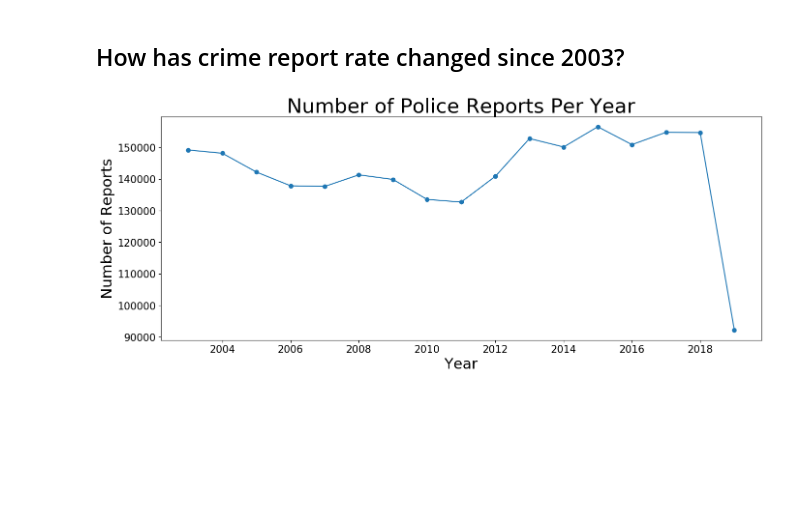
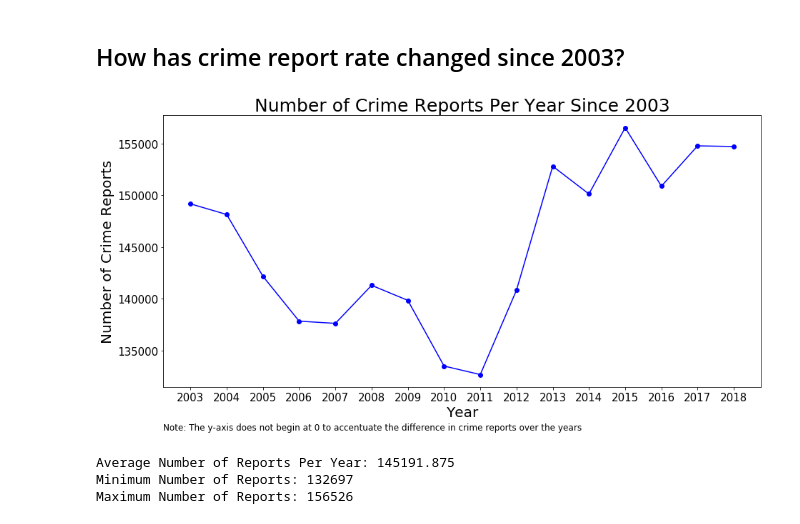
Before and after one commit to gyamane/Springboard, a Jupyter notebook: capstone_project_1/data_storytelling.ipynb, the cells around one changed output. Cells and saved outputs as stored; diff of their text form; code cells hidden in the pictures; blank space fills up the shorter version.

Commit message:
Finished crime rate graph in storytelling

```diff
--- a/capstone_project_1/data_storytelling.ipynb
+++ b/capstone_project_1/data_storytelling.ipynb
@@ -8,7 +8,11 @@ import matplotlib.pyplot as plt
 import seaborn as sns
 # %%
 # Grab dataframe containing police reports
-df = pd.read_csv("/Users/garrettyamane/Desktop/Springboard/capstone_project_1_data/merged.csv")
+# Create df on Macbook
+# df = pd.read_csv("/Users/garrettyamane/Desktop/Springboard/capstone_project_1_data/merged.csv")
+
+# Create df on PC
+df = pd.read_csv("/Users/Garrett/Desktop/Springboard/capstone_project_1_data/merged.csv")
 df = df.drop(columns='Unnamed: 0')
 df.head()
 # %% [output]
@@ -25,11 +26,0 @@ num_reports_by_year = df['Incident Year'].value_counts().sort_index()
-# %%
-plt.figure(figsize=(16, 6))
-plt.plot(num_reports_by_year.index, num_reports_by_year.values, marker = 'o')
-plt.title("Number of Police Reports Per Year", fontsize=30)
-plt.xlabel('Year', size=22)
-plt.ylabel('Number of Reports', fontsize=22)
-plt.xticks(size=15)
-plt.yticks(size=15)
-plt.show()
-# %% [output]
-[figure, removed]
@@ -37,0 +27,34 @@ plt.plot()
+# %%
+# Get Series of Year and the number of crime reports for that year
+num_reports_by_year = df['Incident Year'].value_counts().sort_index()
+
+# Drop 2019 from num_reports_by_year since 2019 is not fully updated
+num_reports_by_year = num_reports_by_year[0:16]
+# %%
+# Create figure for number of crime reports and plot
+fig, ax = plt.subplots(figsize=(15, 7))
+ax.plot(num_reports_by_year.index, num_reports_by_year.values, 'o-b')
+
+# Set title and axis labels
+ax.set_title("Number of Crime Reports Per Year Since 2003", fontsize=25)
+ax.set_xlabel("Year", fontsize=20)
+ax.set_ylabel("Number of Crime Reports", fontsize=20)
+ax.tick_params(axis = 'both', which = 'major', labelsize = 15)
+
+# Show all years on x-axis
+plt.xticks(num_reports_by_year.index)
+
+# Add footnote
+plt.annotate('Note: The y-axis does not begin at 0 to accentuate the difference in crime reports over the years', (0,0), (0, -50), xycoords='axes fraction', textcoords='offset points', va='top', fontsize=12)
+
+plt.show()
+# %% [output]
+[figure, added]
+# %%
+print("Average Number of Reports Per Year:", num_reports_by_year.mean())
+print("Minimum Number of Reports:", min(num_reports_by_year))
+print("Maximum Number of Reports:", max(num_reports_by_year))
+# %% [output]
+Average Number of Reports Per Year: 145191.875
+Minimum Number of Reports: 132697
+Maximum Number of Reports: 156526
```
Also changed, not shown: parts of 3 cells of this notebook.
